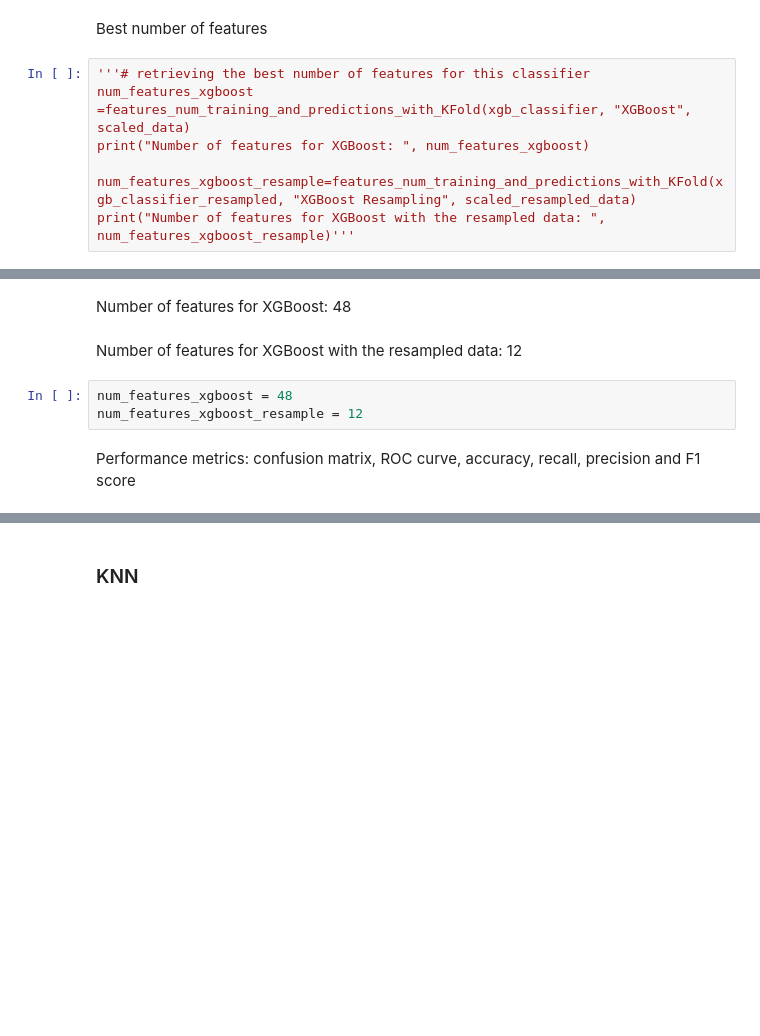
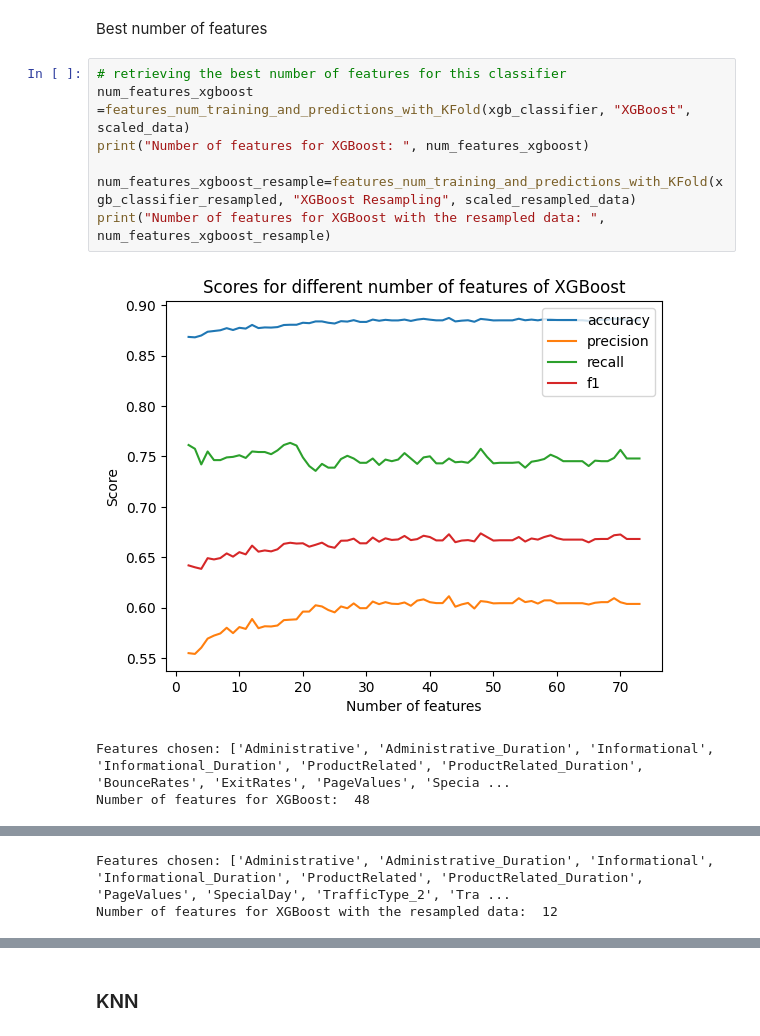
Before and after one commit to marianaosiecka/ML_project_uwr_2025, a Jupyter notebook: project.ipynb, the cells around one changed output, grey strips where cells are left out. Saved outputs shown, nothing was run; the diff lists cells and outputs as text; blank space fills up the shorter version.

```diff
--- a/project.ipynb
+++ b/project.ipynb
@@ -682,9 +880,13 @@ xgb_classifier_resampled = XGBClassifier(booster='gbtree', colsample_bytree=1.0,
 # %% [markdown]
 Best number of features
 # %%
-'''# retrieving the best number of features for this classifier
+# retrieving the best number of features for this classifier
 num_features_xgboost =features_num_training_and_predictions_with_KFold(xgb_classifier, "XGBoost", scaled_data)
 print("Number of features for XGBoost: ", num_features_xgboost)
 
 num_features_xgboost_resample=features_num_training_and_predictions_with_KFold(xgb_classifier_resampled, "XGBoost Resampling", scaled_resampled_data)
-print("Number of features for XGBoost with the resampled data: ", num_features_xgboost_resample)'''
+print("Number of features for XGBoost with the resampled data: ", num_features_xgboost_resample)
+# %% [output]
+[figure, added]
+Features chosen: ['Administrative', 'Administrative_Duration', 'Informational', 'Informational_Duration', 'ProductRelated', 'ProductRelated_Duration', 'BounceRates', 'ExitRates', 'PageValues', 'Specia ...
+Number of features for XGBoost:  48
@@ -691,12 +894,5 @@ print("Number of features for XGBoost with the resampled data: ", num_features_x
+Features chosen: ['Administrative', 'Administrative_Duration', 'Informational', 'Informational_Duration', 'ProductRelated', 'ProductRelated_Duration', 'PageValues', 'SpecialDay', 'TrafficType_2', 'Tra ...
+Number of features for XGBoost with the resampled data:  12
-# %% [markdown]
-Number of features for XGBoost:  48
-# %% [markdown]
-Number of features for XGBoost with the resampled data:  12
-# %%
-num_features_xgboost = 48
-num_features_xgboost_resample = 12
-# %% [markdown]
-Performance metrics: confusion matrix, ROC curve, accuracy, recall, precision and F1 score
 # %%
 # xgboost
 # get evaluation metrics and ROC curve
```
Also changed, not shown: parts of 51 cells of this notebook, 1 other file.
